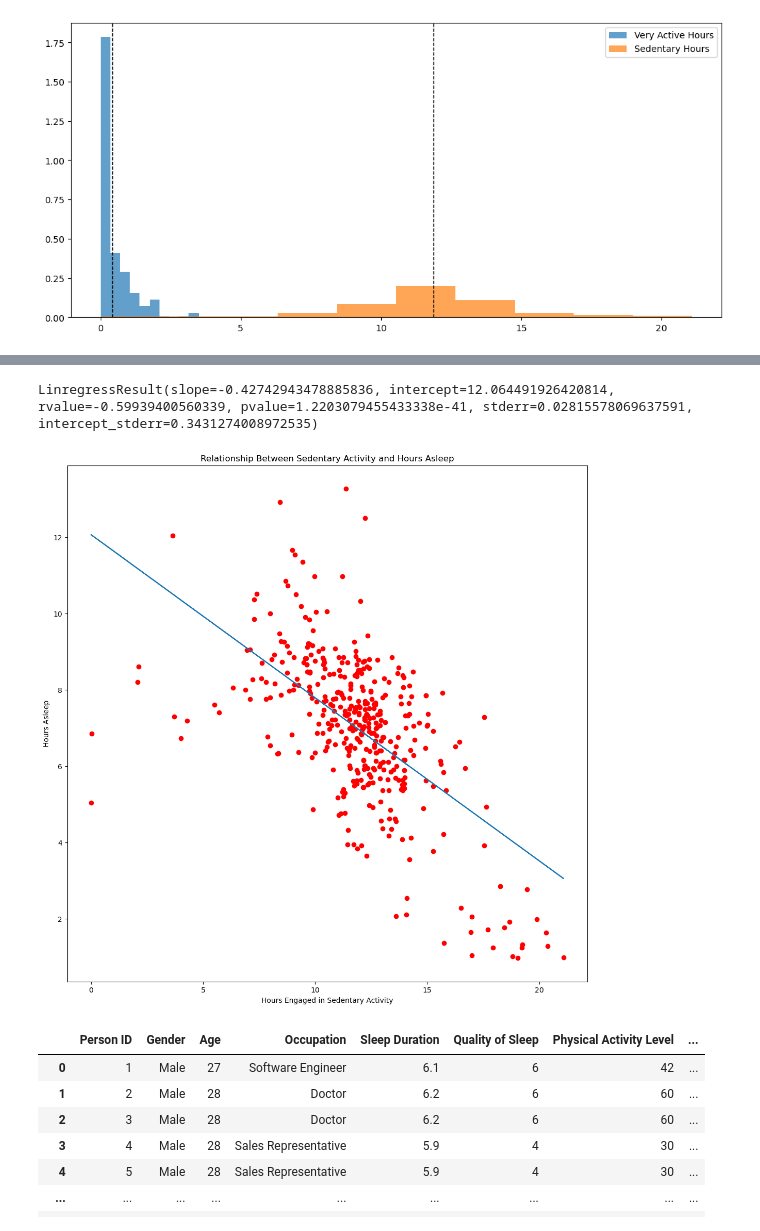
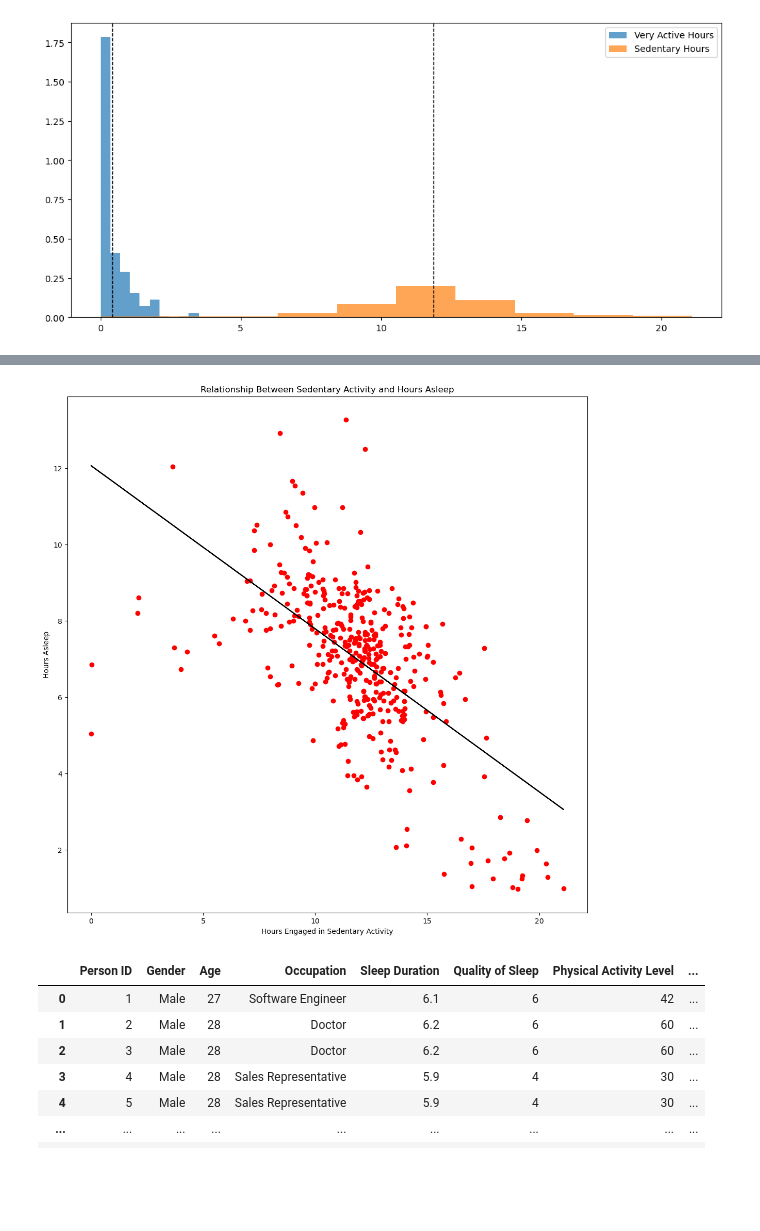
Before and after one commit to nicholaishaw/sleep-and-health-project, a Jupyter notebook: DataCleaning_Notebook.ipynb, the cells around one changed output, grey strips where cells are left out. Saved outputs shown, nothing was run; the diff lists cells and outputs as text; code cells hidden in the pictures; blank space fills up the shorter version.

```diff
--- a/DataCleaning_Notebook.ipynb
+++ b/DataCleaning_Notebook.ipynb
@@ -126,4 +126,5 @@ merged_df
 | 412 | 8792009665 | 5/4/2016 | 2283 | 1.46 | 1.46 | 0.0 | ... |
 413 rows × 21 columns
 # %%
-merged_df = merged_df[merged_df["VeryActiveHours"]]
+merged_df["FairlyActiveHours"] = merged_df["FairlyActiveMinutes"]/60
+merged_df
@@ -129,0 +145,3 @@ merged_df = merged_df[merged_df["VeryActiveHours"]]
+# %%
+merged_df["LightlyActiveHours"] = merged_df["LightlyActiveMinutes"]/60
+merged_df
@@ -183,21 +264,22 @@ plt.show()
 # %%
 #Linear Regression for Sedentary Minutes
 
 slope_sedentary = -0.42742943478885836
 x_sedentary = sedentary
 intercept_sedentary = 12.064491926420814
 Best_Fit_Line_Sedentary = slope_sedentary*x_sedentary + intercept_sedentary
 
 plt.scatter(sedentary, asleep, color = "r", label="Sedentary Hours")
-plt.plot(sedentary, Best_Fit_Line_Sedentary)
+plt.plot(sedentary, Best_Fit_Line_Sedentary, color = "k")
 plt.xlabel("Hours Engaged in Sedentary Activity")
 plt.ylabel("Hours Asleep")
 plt.title("Relationship Between Sedentary Activity and Hours Asleep")
 st.pearsonr(sedentary, asleep)
 st.linregress(sedentary, asleep)
+
+plt.savefig('Relationship Between Sedentary Activity and Hours Asleep', bbox_inches='tight')
 # %% [output]
-LinregressResult(slope=-0.42742943478885836, intercept=12.064491926420814, rvalue=-0.59939400560339, pvalue=1.2203079455433338e-41, stderr=0.02815578069637591, intercept_stderr=0.3431274008972535)
-[figure, old version]
+[figure, new version]
 # %%
 #Stress Dataset
 # %%
```
Also changed, not shown: parts of 9 cells of this notebook, 9 other files.
